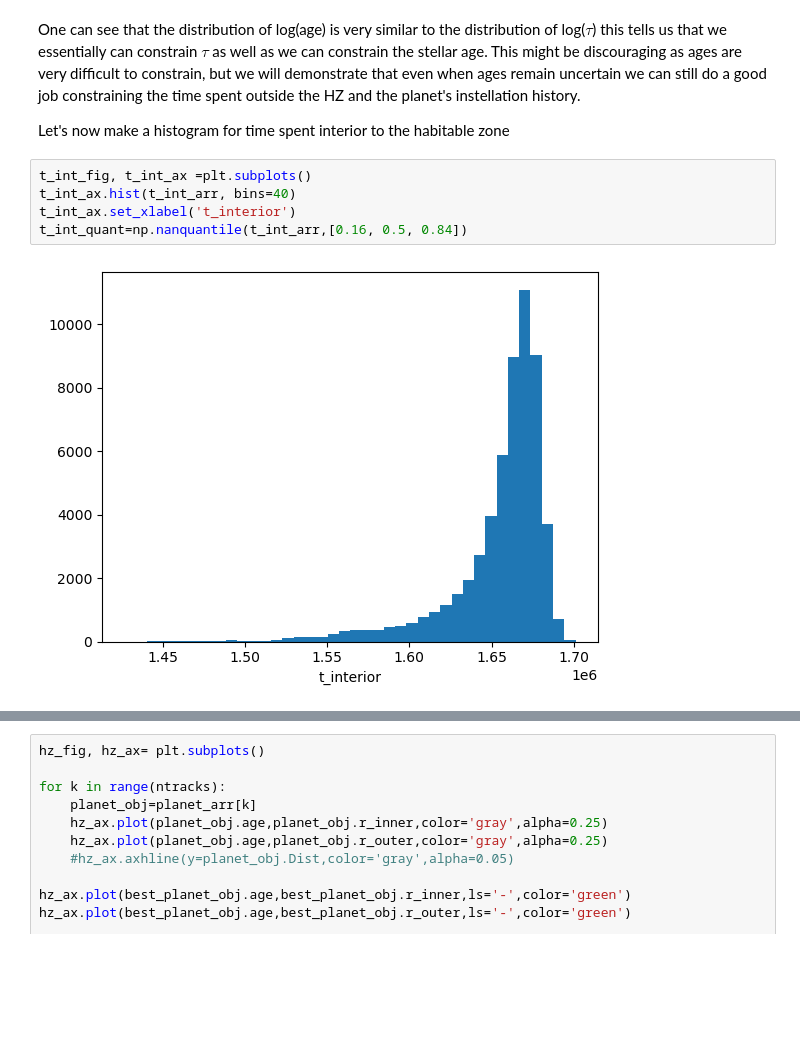
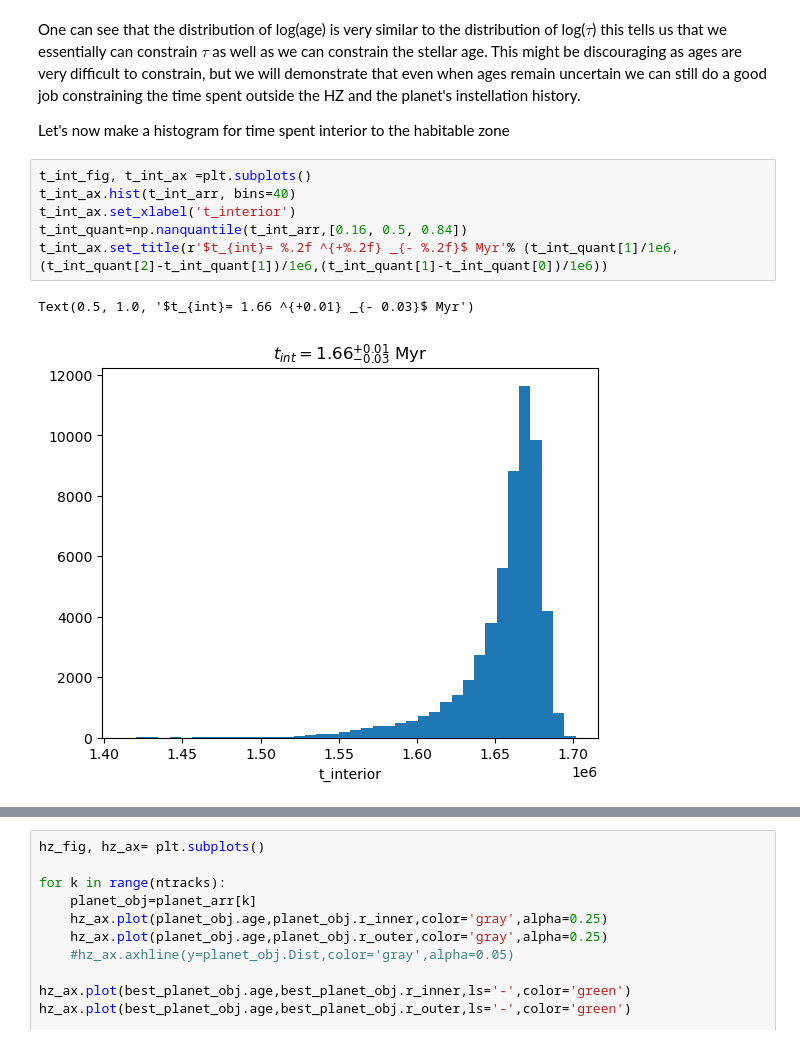
Before and after one commit to nwtuchow/HZ_evolution, a Jupyter notebook: Notebooks/Kepler62f_example.ipynb, the cells around one changed output, grey strips where cells are left out. Cells and saved outputs as stored; diff of their text form; blank space fills up the shorter version.

```diff
--- a/Notebooks/Kepler62f_example.ipynb
+++ b/Notebooks/Kepler62f_example.ipynb
@@ -208,7 +207,9 @@ Let's now make a histogram for time spent interior to the habitable zone
 # %%
 t_int_fig, t_int_ax =plt.subplots()
 t_int_ax.hist(t_int_arr, bins=40)
 t_int_ax.set_xlabel('t_interior')
 t_int_quant=np.nanquantile(t_int_arr,[0.16, 0.5, 0.84])
+t_int_ax.set_title(r'$t_{int}= %.2f ^{+%.2f} _{- %.2f}$ Myr'% (t_int_quant[1]/1e6, (t_int_quant[2]-t_int_quant[1])/1e6,(t_int_quant[1]-t_int_quant[0])/1e6))
 # %% [output]
+Text(0.5, 1.0, '$t_{int}= 1.66 ^{+0.01} _{- 0.03}$ Myr')
-[figure, old version]
+[figure, new version]
```
Also changed, not shown: parts of 16 cells of this notebook.
